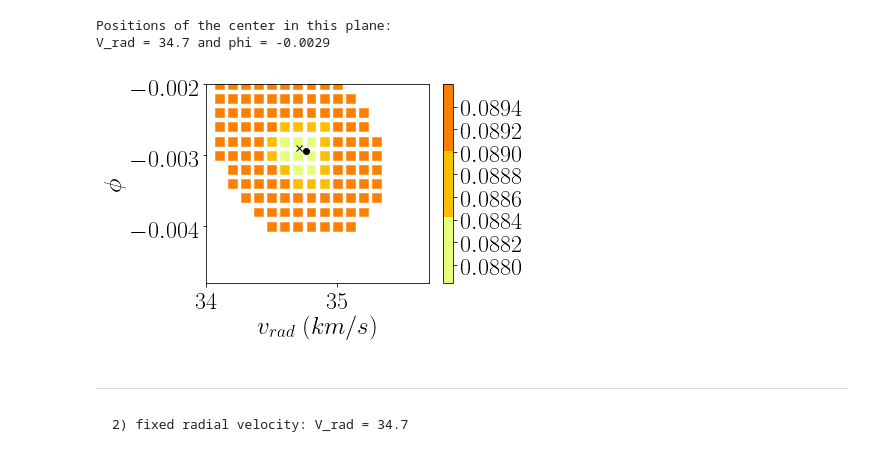
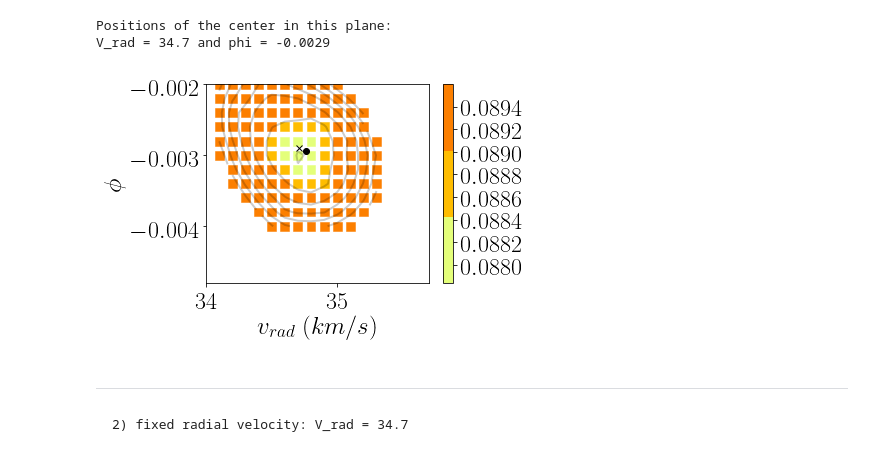
Before and after one commit to bzaire/Reports, a Jupyter notebook: search_3d_params.ipynb, the cells around one changed output. Cells and saved outputs as stored; diff of their text form; code cells hidden in the pictures.

```diff
--- a/search_3d_params.ipynb
+++ b/search_3d_params.ipynb
@@ -132,16 +132,17 @@ Positions of the center in this plane:
 V_rad = 34.7 and phi = -0.0029
 # %%
 P.scatter(x,y,c=z, marker = 's', s=80, cmap=cmap, vmin = vmin, vmax = 1.02*vmin)
+P.colorbar()
+P.contour(x, y, z, colors='k', alpha=0.2)
 P.xlim((x.min(), x.max()))
 P.ylim((y.min(), y.max()))
 P.plot(best_x, best_y, 'x', color='k')
 P.plot(Y_min, Z_min, 'o', color='k')
-P.colorbar()
 P.xlabel(r'$v_{rad}\; (km/s)$')
 P.ylabel(r'$\phi$')
 P.tight_layout()
 # %% [output]
-[figure, old version]
+[figure, new version]
 # %% [markdown]
 ---
     2) fixed radial velocity: V_rad = 34.7
```
Also changed, not shown: parts of 11 cells of this notebook.
